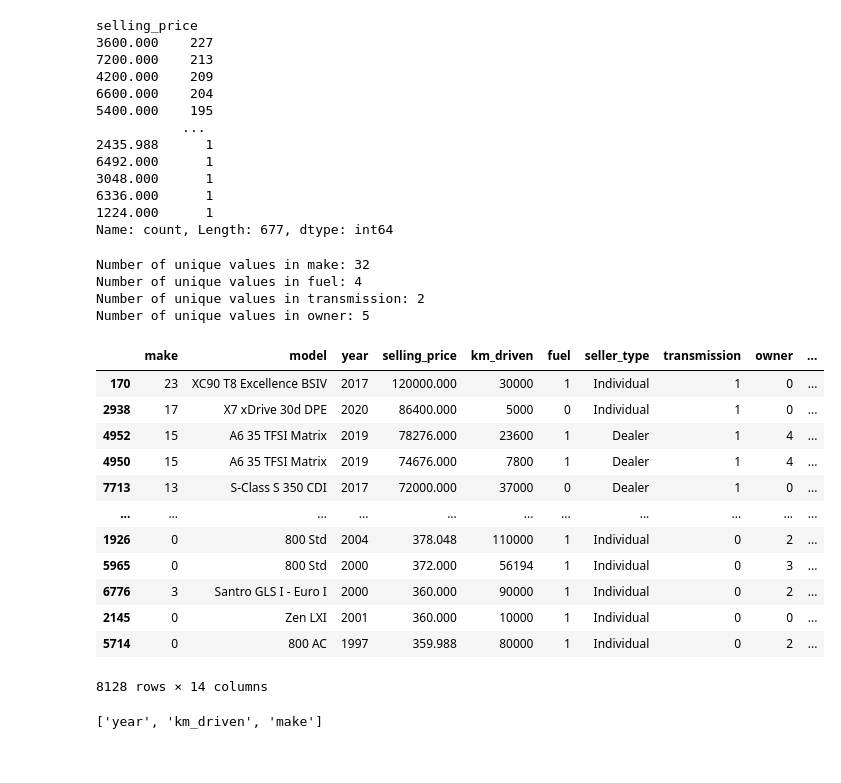
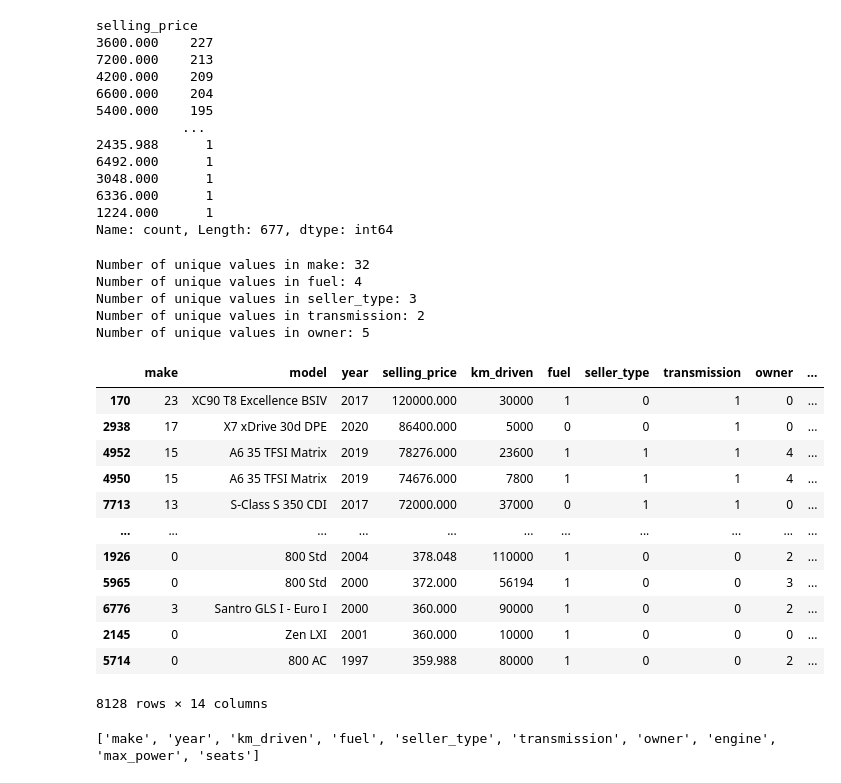
Before and after one commit to IAmEchino/INST414-Module6-IAmEchino, a Jupyter notebook: module_6.ipynb, the cells around one changed output. Drawn from its saved outputs; the diff is of its cells as text; code cells hidden in the pictures.

```diff
--- a/module_6.ipynb
+++ b/module_6.ipynb
@@ -103,31 +125,37 @@ selling_price
 1224.000      1
 Name: count, Length: 677, dtype: int64
 # %%
-categories = ['make', 'fuel', 'transmission', 'owner']
+categories = ['make',
+            'fuel',
+            'seller_type',
+            'transmission',
+            'owner'
+            ]
 for category in categories:
     category_dict = {}
     c = car_df[category].unique()
     print(f"Number of unique values in {category}: {len(c)}")
     for i in range(len(c)):
         category_dict[c[i]] = i
     car_df[category] = car_df[category].map(category_dict)
 car_df.sort_values(by='selling_price', ascending=False)
 # %% [output]
 Number of unique values in make: 32
 Number of unique values in fuel: 4
+Number of unique values in seller_type: 3
 Number of unique values in transmission: 2
 Number of unique values in owner: 5
 |  | make | model | year | selling_price | km_driven | fuel | seller_type | transmission | owner | ... |
-| 170 | 23 | XC90 T8 Excellence BSIV | 2017 | 120000.000 | 30000 | 1 | Individual | 1 | 0 | ... |
-| 2938 | 17 | X7 xDrive 30d DPE | 2020 | 86400.000 | 5000 | 0 | Individual | 1 | 0 | ... |
-| 4952 | 15 | A6 35 TFSI Matrix | 2019 | 78276.000 | 23600 | 1 | Dealer | 1 | 4 | ... |
-| 4950 | 15 | A6 35 TFSI Matrix | 2019 | 74676.000 | 7800 | 1 | Dealer | 1 | 4 | ... |
-| 7713 | 13 | S-Class S 350 CDI | 2017 | 72000.000 | 37000 | 0 | Dealer | 1 | 0 | ... |
+| 170 | 23 | XC90 T8 Excellence BSIV | 2017 | 120000.000 | 30000 | 1 | 0 | 1 | 0 | ... |
+| 2938 | 17 | X7 xDrive 30d DPE | 2020 | 86400.000 | 5000 | 0 | 0 | 1 | 0 | ... |
+| 4952 | 15 | A6 35 TFSI Matrix | 2019 | 78276.000 | 23600 | 1 | 1 | 1 | 4 | ... |
+| 4950 | 15 | A6 35 TFSI Matrix | 2019 | 74676.000 | 7800 | 1 | 1 | 1 | 4 | ... |
+| 7713 | 13 | S-Class S 350 CDI | 2017 | 72000.000 | 37000 | 0 | 1 | 1 | 0 | ... |
 | ... | ... | ... | ... | ... | ... | ... | ... | ... | ... | ... |
-| 1926 | 0 | 800 Std | 2004 | 378.048 | 110000 | 1 | Individual | 0 | 2 | ... |
-| 5965 | 0 | 800 Std | 2000 | 372.000 | 56194 | 1 | Individual | 0 | 3 | ... |
-| 6776 | 3 | Santro GLS I - Euro I | 2000 | 360.000 | 90000 | 1 | Individual | 0 | 2 | ... |
-| 2145 | 0 | Zen LXI | 2001 | 360.000 | 10000 | 1 | Individual | 0 | 0 | ... |
-| 5714 | 0 | 800 AC | 1997 | 359.988 | 80000 | 1 | Individual | 0 | 2 | ... |
+| 1926 | 0 | 800 Std | 2004 | 378.048 | 110000 | 1 | 0 | 0 | 2 | ... |
+| 5965 | 0 | 800 Std | 2000 | 372.000 | 56194 | 1 | 0 | 0 | 3 | ... |
+| 6776 | 3 | Santro GLS I - Euro I | 2000 | 360.000 | 90000 | 1 | 0 | 0 | 2 | ... |
+| 2145 | 0 | Zen LXI | 2001 | 360.000 | 10000 | 1 | 0 | 0 | 0 | ... |
+| 5714 | 0 | 800 AC | 1997 | 359.988 | 80000 | 1 | 0 | 0 | 2 | ... |
 8128 rows × 14 columns
 # %%
@@ -142,10 +166,42 @@ car_df = car_df.reset_index(drop=True)
 # %%
 y = car_df['selling_price']
-features = ['year', 'km_driven', 'make'] #originally fuel had an R^2 of ~0.5,
-#changing to make improved R^2 to 0.68
+
+
+"""
+Inclusion of features, by feature:
+'make', included
+'year', included
+'selling_price', included
+'km_driven', included
+'fuel', included
+'seller_type', included
+'transmission', included
+'owner', included
+'mileage', removed, uncleanable as units as different for different fuel types
+           and completely incomparable for the purposes of data analysis
+'engine', included, cleaned
+'max_power', included, cleaned
+'torque', removed, uncleanable in a reasonable period of time
+'seats' included
+]"""
+
+
+#torque cannot be cleaned, removing from dataset
+
+features = ['make',
+            'year',
+            'km_driven',
+            'fuel',
+            'seller_type',
+            'transmission',
+            'owner',
+            'engine',
+            'max_power',
+            'seats']
+
 X = car_df[features]
 
 print(features)
 # %% [output]
-['year', 'km_driven', 'make']
+['make', 'year', 'km_driven', 'fuel', 'seller_type', 'transmission', 'owner', 'engine', 'max_power', 'seats']
 # %%
```
Also changed, not shown: parts of 9 cells of this notebook, 2 other files.
